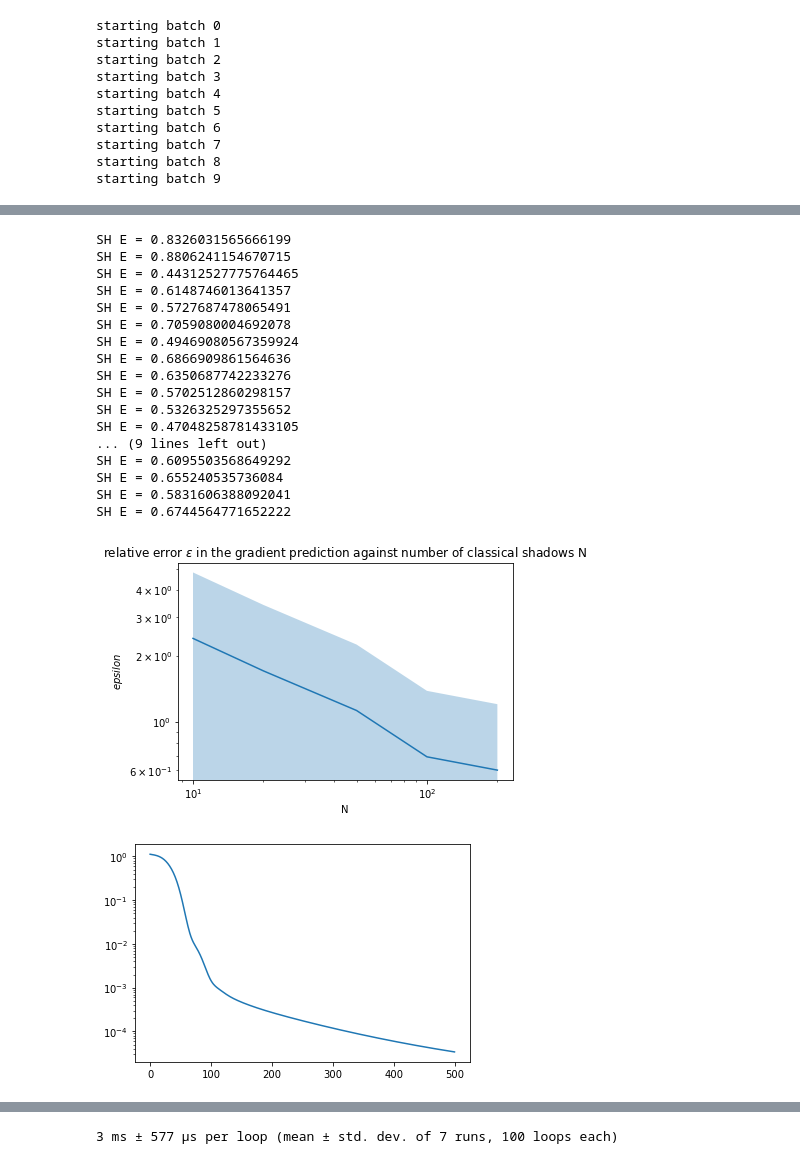
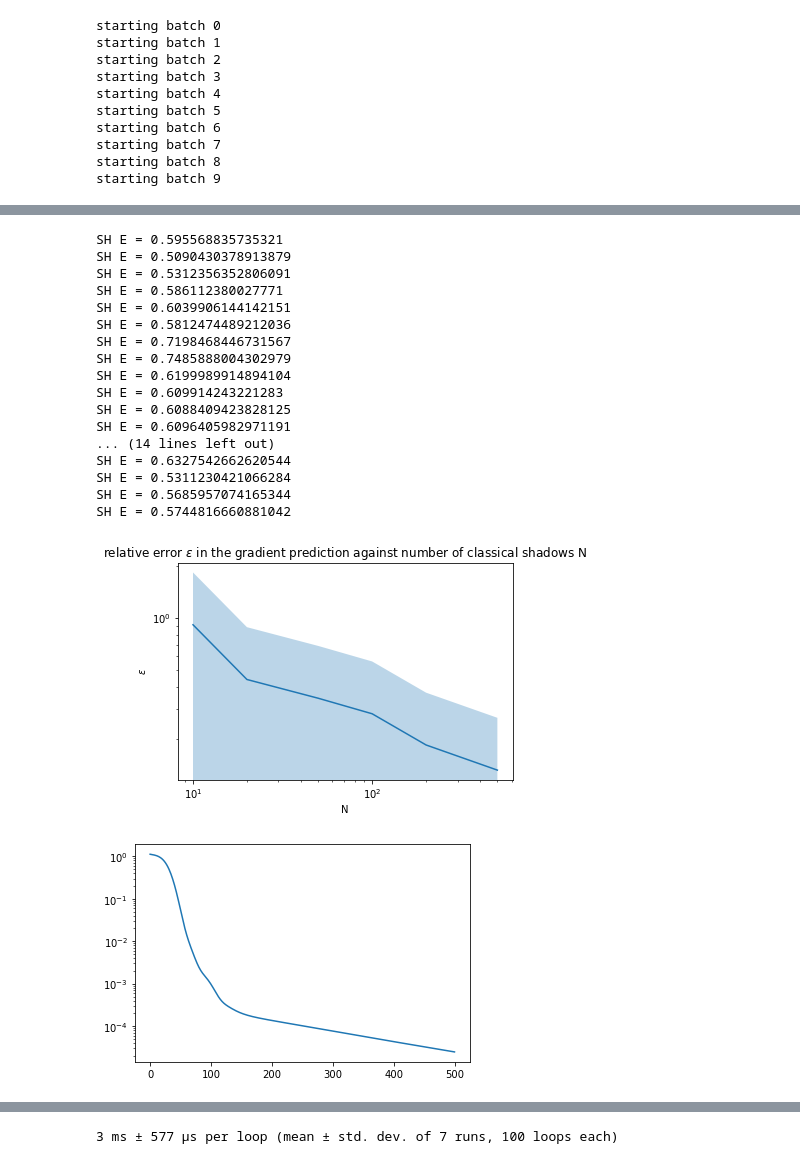
Before and after one commit to LennartBuerger/classical-shadows-for-1d-TFIM-energy-estimation, a Jupyter notebook: display_data/mps_display.ipynb, the cells around one changed output, grey strips where cells are left out. Saved outputs shown, nothing was run; the diff lists cells and outputs as text; code cells hidden in the pictures.

```diff
--- a/display_data/mps_display.ipynb
+++ b/display_data/mps_display.ipynb
@@ -52,22 +52,19 @@ print(energy_brute)
 # %%
 # now we have a method to keep only the unique indices, now we convert the measurements to the necessary shape for shadow prediction
 batches = 10
-num_of_measurements = np.array([10, 20, 50, 100, 200, 500])
-num_of_measurements_per_rot = 50
+num_of_measurements = np.array([10, 20, 50, 100, 200, 500, 1000])
+num_of_measurements_per_rot = 200
 energies_different_meas_num = np.zeros((np.size(num_of_measurements), batches))
+mps.normalise()
+mps.canonicalise(qubit_num - 1)
 for b in range(batches):
     print('starting batch ' + str(b))
     for i in range(np.size(num_of_measurements)):
         meas_outcomes, meas_procedure, probs = MPSQuantumState(qubit_num, mps).measurement_shadow(num_of_measurements[i], num_of_measurements_per_rot)
         energies = pt.zeros(len(meas_outcomes))
         for n in range(len(meas_outcomes)):
-            # first get the unique elements of this torch tensor
-            unique_meas_outcomes, index_perm = np.unique(meas_outcomes[n].numpy(), return_index=True)
-            #probs_sorted = probs[n][index_perm] # if we just want to compute the energy we can easily use these probabilities we get for free when sampling
-            # when we want to determine the gradient via autodiff though, the connection to the underlying tensors has to be more direct
-            # thus we compute the probabilities again, from the tensors directly
-            probs_direct = MPSQuantumState(qubit_num, mps).rotate_pauli(meas_procedure[n]).prob(pt.tensor(unique_meas_outcomes))
-            measurements = conversion_to_prediction_shadow_dict_shape([meas_procedure[n]]*len(unique_meas_outcomes), unique_meas_outcomes, qubit_num)
+            probs_direct = MPSQuantumState(qubit_num, mps).rotate_pauli(meas_procedure[n]).prob(pt.tensor(meas_outcomes[n]))
+            measurements = conversion_to_prediction_shadow_dict_shape([meas_procedure[n]]*len(meas_outcomes[n]), np.array(meas_outcomes[n]), qubit_num)
             energies[n] = TfimHamiltonianOpenFermion(qubit_num, ratio_h_j, 1, 'open').energy_shadow_mps_modified(measurements, probs_direct)
         energy = pt.mean(energies)
         energies_different_meas_num[i,b] = energy
@@ -121,7 +122,7 @@ BF E = (0.600634124889247+2.5211187699186517e-18j)
 # %%
 # now we estimate the gradient by using the classical shadows
-num_of_measurements = np.array([10, 20, 50, 100, 200])
-num_of_measurements_per_rot = 40
+num_of_measurements = np.array([10, 20, 50, 100, 200, 500])
+num_of_measurements_per_rot = 200
 batches = 5
 errors = np.zeros((np.size(num_of_measurements), batches))
 
@@ -136,48 +137,43 @@ for b in range(0, batches):
         meas_outcomes, meas_procedure, probs = MPSQuantumState(qubit_num, mps).measurement_shadow(num_of_measurements[j], num_of_measurements_per_rot)
         energies = pt.zeros(len(meas_outcomes))
         for n in range(len(meas_outcomes)):
-            # first get the unique elements of this torch tensor
-            unique_meas_outcomes, index_perm = np.unique(meas_outcomes[n].numpy(), return_index=True)
-            # probs_sorted = probs[n][index_perm] # if we just want to compute the energy we can easily use these probabilities we get for free when sampling
-            # when we want to determine the gradient via autodiff though, the connection to the underlying tensors has to be more direct
-            # thus we compute the probabilities again, from the tensors directly
-            probs_direct = MPSQuantumState(qubit_num, mps).rotate_pauli(meas_procedure[n]).prob(pt.tensor(unique_meas_outcomes))
-            measurements = conversion_to_prediction_shadow_dict_shape([meas_procedure[n]]*len(unique_meas_outcomes), unique_meas_outcomes, qubit_num)
+            probs_direct = MPSQuantumState(qubit_num, mps).rotate_pauli(meas_procedure[n]).prob(pt.tensor(meas_outcomes[n]))
+            measurements = conversion_to_prediction_shadow_dict_shape([meas_procedure[n]]*len(meas_outcomes[n]), np.array(meas_outcomes[n]), qubit_num)
             energies[n] = TfimHamiltonianOpenFermion(qubit_num, ratio_h_j, 1, 'open').energy_shadow_mps_modified(measurements, probs_direct)
         energy_shadow = pt.mean(energies)
         print(f'SH E = {energy_shadow}')
         energy_shadow.backward()
         errors[j,b] = pt.linalg.norm((random_param_vec_brute.grad - random_param_vec_shadow.grad)/pt.linalg.norm(random_param_vec_brute.grad))
 # %% [output]
-SH E = 0.8326031565666199
-SH E = 0.8806241154670715
-SH E = 0.44312527775764465
-SH E = 0.6148746013641357
-SH E = 0.5727687478065491
-SH E = 0.7059080004692078
-SH E = 0.49469080567359924
-SH E = 0.6866909861564636
-SH E = 0.6350687742233276
-SH E = 0.5702512860298157
-SH E = 0.5326325297355652
-SH E = 0.47048258781433105
-... (9 lines left out)
-SH E = 0.6095503568649292
-SH E = 0.655240535736084
-SH E = 0.5831606388092041
-SH E = 0.6744564771652222
+SH E = 0.595568835735321
+SH E = 0.5090430378913879
+SH E = 0.5312356352806091
+SH E = 0.586112380027771
+SH E = 0.6039906144142151
+SH E = 0.5812474489212036
+SH E = 0.7198468446731567
+SH E = 0.7485888004302979
+SH E = 0.6199989914894104
+SH E = 0.609914243221283
+SH E = 0.6088409423828125
+SH E = 0.6096405982971191
+... (14 lines left out)
+SH E = 0.6327542662620544
+SH E = 0.5311230421066284
+SH E = 0.5685957074165344
+SH E = 0.5744816660881042
 # %%
 rel_error_mean = np.mean(errors, axis=1)
 rel_error_std = np.mean(errors, axis=1)
 plt.plot(num_of_measurements, rel_error_mean)
 plt.fill_between(num_of_measurements, rel_error_mean - rel_error_std, rel_error_mean + rel_error_std, alpha=0.3)
 plt.title('relative error $\epsilon$ in the gradient prediction against number of classical shadows N')
 plt.xlabel('N')
-plt.ylabel('$epsilon$')
+plt.ylabel('$\epsilon$')
 plt.yscale('log')
 plt.xscale('log')
 # %% [output]
-[figure, old version]
+[figure, new version]
 # %%
 # we do gradient descent with the exact hamiltonian contraction method and see whether we converge to the ground state
 # %%
@@ -202,4 +198,4 @@ for i in range(0, step_num):
 plt.plot(np.arange(0, step_num), accuracy)
 plt.yscale('log')
 # %% [output]
-[figure, old version]
+[figure, new version]
```
Also changed, not shown: parts of 19 cells of this notebook, 1 other file.
